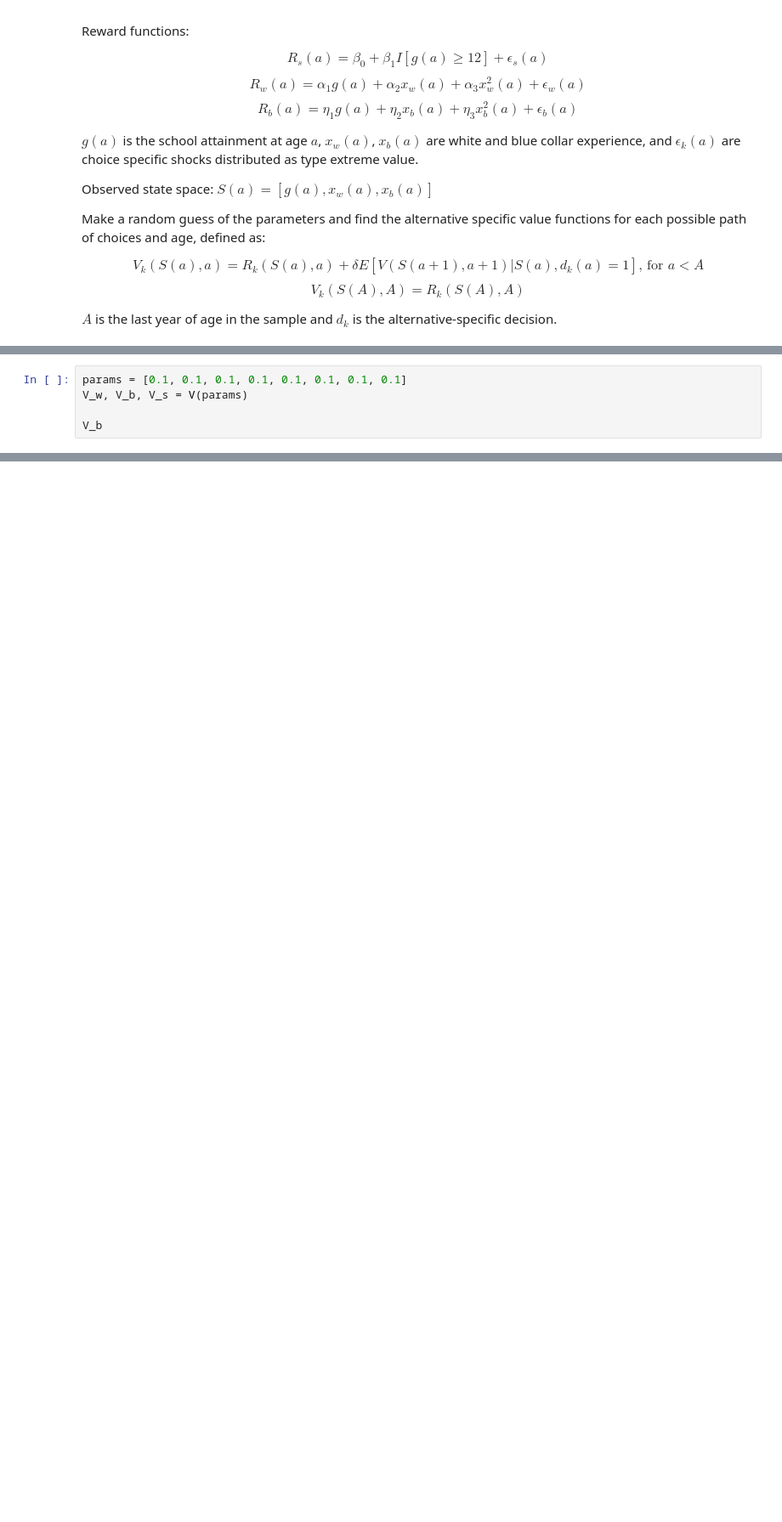
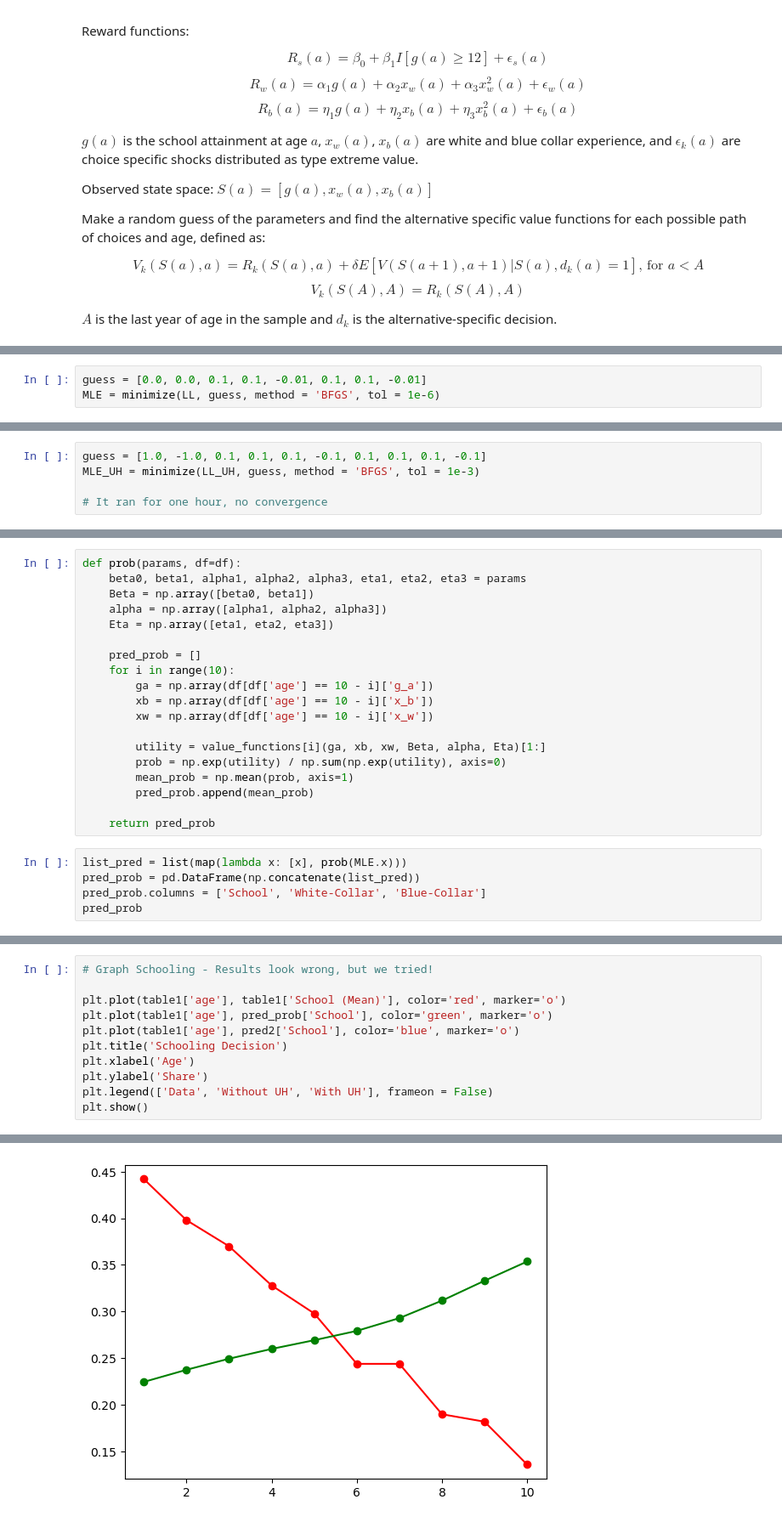
Before and after one commit to Danielasantosc/IO-PSets, a Jupyter notebook: PS3/src/PS3.ipynb, the cells around one changed output, grey strips where cells are left out. Shown at 85% size. Drawn from its saved outputs; the diff is of its cells as text; blank space fills up the shorter version.

```diff
--- a/PS3/src/PS3.ipynb
+++ b/PS3/src/PS3.ipynb
@@ -234,0 +236,3 @@ def V(params, S=S, δ = δ, γ = γ, T = T):
+# %%
+guess = [0.0, 0.0, 0.1, 0.1, -0.01, 0.1, 0.1, -0.01]
+MLE = minimize(LL, guess, method = 'BFGS', tol = 1e-6)
@@ -235,5 +321,5 @@ def V(params, S=S, δ = δ, γ = γ, T = T):
 # %%
-params = [0.1, 0.1, 0.1, 0.1, 0.1, 0.1, 0.1, 0.1]
-V_w, V_b, V_s = V(params)
+guess = [1.0, -1.0, 0.1, 0.1, 0.1, -0.1, 0.1, 0.1, 0.1, -0.1]
+MLE_UH = minimize(LL_UH, guess, method = 'BFGS', tol = 1e-3)
 
-V_b
+# It ran for one hour, no convergence
@@ -309,0 +332,24 @@ IndexError: index 1 is out of bounds for axis 0 with size 1
+# %%
+def prob(params, df=df):
+    beta0, beta1, alpha1, alpha2, alpha3, eta1, eta2, eta3 = params
+    Beta = np.array([beta0, beta1])
+    alpha = np.array([alpha1, alpha2, alpha3])
+    Eta = np.array([eta1, eta2, eta3])
+
+    pred_prob = []
+    for i in range(10):
+        ga = np.array(df[df['age'] == 10 - i]['g_a'])
+        xb = np.array(df[df['age'] == 10 - i]['x_b'])
+        xw = np.array(df[df['age'] == 10 - i]['x_w'])
+
+        utility = value_functions[i](ga, xb, xw, Beta, alpha, Eta)[1:]
+        prob = np.exp(utility) / np.sum(np.exp(utility), axis=0)
+        mean_prob = np.mean(prob, axis=1)
+        pred_prob.append(mean_prob)
+
+    return pred_prob
+# %%
+list_pred = list(map(lambda x: [x], prob(MLE.x)))
+pred_prob = pd.DataFrame(np.concatenate(list_pred))
+pred_prob.columns = ['School', 'White-Collar', 'Blue-Collar']
+pred_prob
@@ -309,0 +368,12 @@ IndexError: index 1 is out of bounds for axis 0 with size 1
+# %%
+# Graph Schooling - Results look wrong, but we tried!
+
+plt.plot(table1['age'], table1['School (Mean)'], color='red', marker='o')
+plt.plot(table1['age'], pred_prob['School'], color='green', marker='o')
+plt.plot(table1['age'], pred2['School'], color='blue', marker='o')
+plt.title('Schooling Decision')
+plt.xlabel('Age')
+plt.ylabel('Share')
+plt.legend(['Data', 'Without UH', 'With UH'], frameon = False)
+plt.show()
+# %% [output]
@@ -309,0 +381 @@ IndexError: index 1 is out of bounds for axis 0 with size 1
+[figure, added]
```
Also changed, not shown: parts of 21 cells of this notebook.
